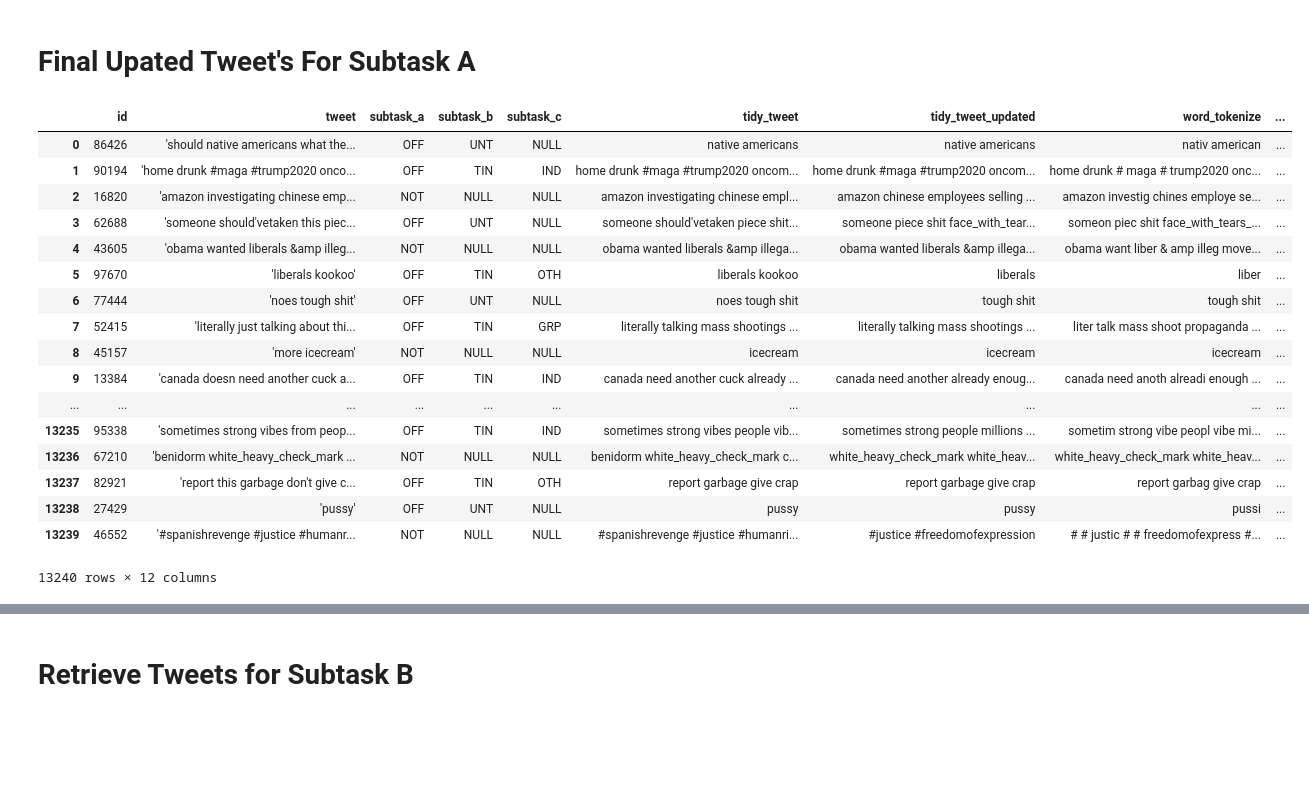
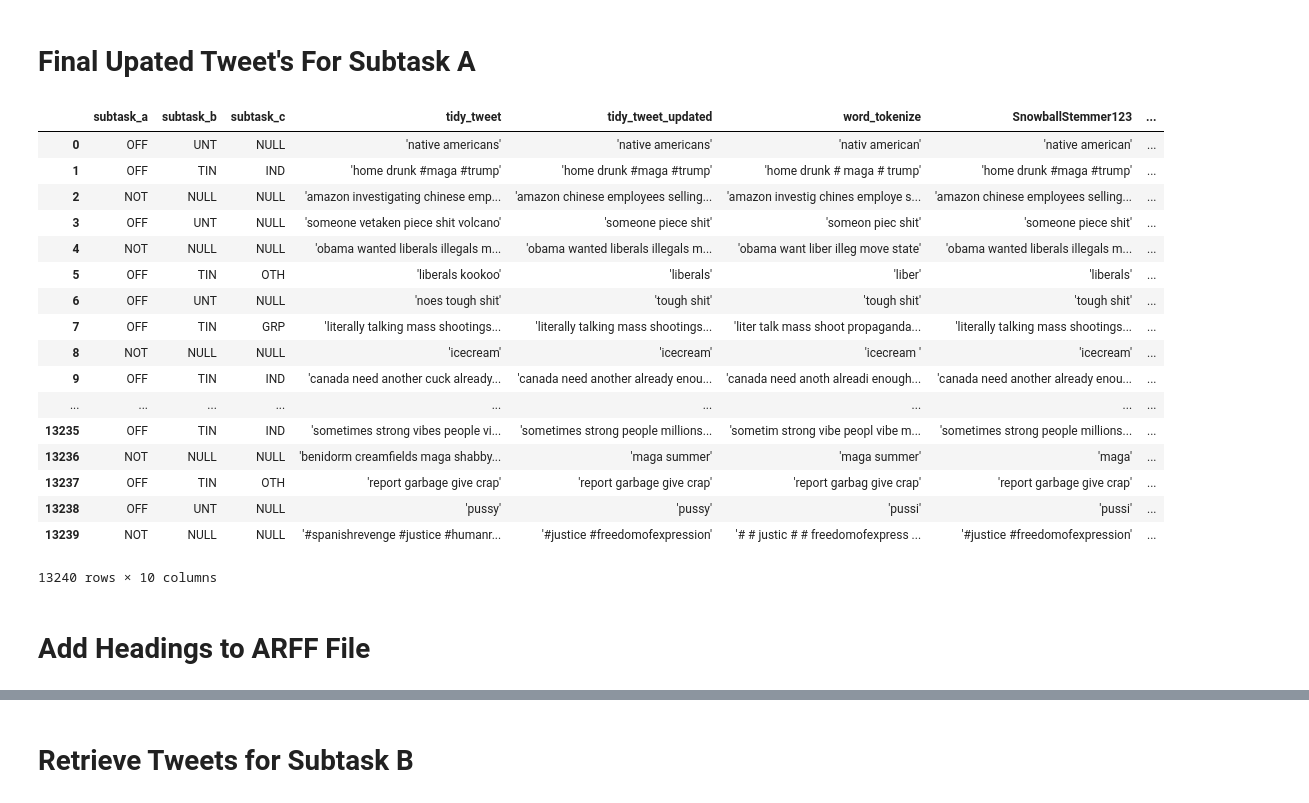
Before and after one commit to mhaiskarshridhar/OffensEval-2019, a Jupyter notebook: SemEvaluation.ipynb, the cells around one changed output, grey strips where cells are left out. Saved outputs shown, nothing was run; the diff lists cells and outputs as text; code cells hidden in the pictures; blank space fills up the shorter version.

```diff
--- a/SemEvaluation.ipynb
+++ b/SemEvaluation.ipynb
@@ -73,25 +61,26 @@ df
 # Data Preparation
 # %%
 def preparation(df):
-    df['subtask_c'].fillna("NULL",inplace = True)
-    df['subtask_b'].fillna("NULL",inplace = True)
 
     #Convert to lower case
     df['tweet']=df['tweet'].str.lower()
 
     for i in range(0,len(df['tweet'])):
-
+        print(i)
         #Removal of User Id
         df['tweet'][i] = re.sub("user", "", df['tweet'][i])
 
         #Removal of URL
         df['tweet'][i] = re.sub("url", "", df['tweet'][i])
 
-        #Removal of Punctuations
-        df['tweet'][i] = ' '.join(re.sub("[\.\,\!\?\:\;\-\=\"\’]", " ", df['tweet'][i]).split())
-
         #Converting emojis to corresponding words
         df['tweet'][i]=emoji.demojize(df['tweet'][i], delimiters=(""," "))
+
+        #Removal of Punctuations
+#         df['tweet'][i] = ' '.join(re.sub("[\.\,\!\?\:\;\-\=\"\’\']", " ", df['tweet'][i]).split())
+        df['tweet'] = df['tweet'].str.replace("[^a-zA-Z#]"," ")
+
+
 
 
     #Remove words with length less the 3
@@ -101,6 +90,8 @@ def preparation(df):
 
     return df
 
+
+df['subtask_c'].fillna("NULL",inplace = True)
+df['subtask_b'].fillna("NULL",inplace = True)
 df=preparation(df)
-
 # df.to_csv(r"C:\Users\Mhaiskao\Desktop\Assignments\DMTA\training_updated_tweet.arff", header=False,index=False,mode='a',quotechar="'",quoting=3,escapechar='"')
@@ -330,27 +306,31 @@ ddfddddf Lemmatized
 # %%
 df['tidy_tweet_updated']=df_stemming['tidy_tweet']
 df['word_tokenize']=df_stemming['word_tokenize']
 df['SnowballStemmer123']=df_stemming['SnowballStemmer123']
 df['Porter']=df_stemming['Porter']
 df['Lancaster']=df_stemming['Lancaster']
 df['Lemmatized']=df_stemming['Lemmatized']
+df.update("'" + df[['tidy_tweet','tidy_tweet_updated','word_tokenize','SnowballStemmer123','Porter','Lancaster','Lemmatized']].astype(str) + "'")
+del df['id']
 df
 # %% [output]
-|  | id | tweet | subtask_a | subtask_b | subtask_c | tidy_tweet | tidy_tweet_updated | word_tokenize | ... |
-| 0 | 86426 | 'should native americans what the... | OFF | UNT | NULL | native americans | native americans | nativ american | ... |
-| 1 | 90194 | 'home drunk #maga #trump2020 onco... | OFF | TIN | IND | home drunk #maga #trump2020 oncom... | home drunk #maga #trump2020 oncom... | home drunk # maga # trump2020 onc... | ... |
-| 2 | 16820 | 'amazon investigating chinese emp... | NOT | NULL | NULL | amazon investigating chinese empl... | amazon chinese employees selling ... | amazon investig chines employe se... | ... |
-| 3 | 62688 | 'someone should'vetaken this piec... | OFF | UNT | NULL | someone should'vetaken piece shit... | someone piece shit face_with_tear... | someon piec shit face_with_tears_... | ... |
-| 4 | 43605 | 'obama wanted liberals &amp illeg... | NOT | NULL | NULL | obama wanted liberals &amp illega... | obama wanted liberals &amp illega... | obama want liber & amp illeg move... | ... |
-| 5 | 97670 | 'liberals kookoo' | OFF | TIN | OTH | liberals kookoo | liberals | liber | ... |
-| 6 | 77444 | 'noes tough shit' | OFF | UNT | NULL | noes tough shit | tough shit | tough shit | ... |
-| 7 | 52415 | 'literally just talking about thi... | OFF | TIN | GRP | literally talking mass shootings ... | literally talking mass shootings ... | liter talk mass shoot propaganda ... | ... |
-| 8 | 45157 | 'more icecream' | NOT | NULL | NULL | icecream | icecream | icecream | ... |
-| 9 | 13384 | 'canada doesn need another cuck a... | OFF | TIN | IND | canada need another cuck already ... | canada need another already enoug... | canada need anoth alreadi enough ... | ... |
-| ... | ... | ... | ... | ... | ... | ... | ... | ... | ... |
-| 13235 | 95338 | 'sometimes strong vibes from peop... | OFF | TIN | IND | sometimes strong vibes people vib... | sometimes strong people millions ... | sometim strong vibe peopl vibe mi... | ... |
-| 13236 | 67210 | 'benidorm white_heavy_check_mark ... | NOT | NULL | NULL | benidorm white_heavy_check_mark c... | white_heavy_check_mark white_heav... | white_heavy_check_mark white_heav... | ... |
-| 13237 | 82921 | 'report this garbage don't give c... | OFF | TIN | OTH | report garbage give crap | report garbage give crap | report garbag give crap | ... |
-| 13238 | 27429 | 'pussy' | OFF | UNT | NULL | pussy | pussy | pussi | ... |
-| 13239 | 46552 | '#spanishrevenge #justice #humanr... | NOT | NULL | NULL | #spanishrevenge #justice #humanri... | #justice #freedomofexpression | # # justic # # freedomofexpress #... | ... |
+|  | subtask_a | subtask_b | subtask_c | tidy_tweet | tidy_tweet_updated | word_tokenize | SnowballStemmer123 | ... |
+| 0 | OFF | UNT | NULL | 'native americans' | 'native americans' | 'nativ american' | 'native american' | ... |
+| 1 | OFF | TIN | IND | 'home drunk #maga #trump' | 'home drunk #maga #trump' | 'home drunk # maga # trump' | 'home drunk #maga #trump' | ... |
+| 2 | NOT | NULL | NULL | 'amazon investigating chinese emp... | 'amazon chinese employees selling... | 'amazon investig chines employe s... | 'amazon chinese employees selling... | ... |
+| 3 | OFF | UNT | NULL | 'someone vetaken piece shit volcano' | 'someone piece shit' | 'someon piec shit' | 'someone piece shit' | ... |
+| 4 | NOT | NULL | NULL | 'obama wanted liberals illegals m... | 'obama wanted liberals illegals m... | 'obama want liber illeg move state' | 'obama wanted liberals illegals m... | ... |
+| 5 | OFF | TIN | OTH | 'liberals kookoo' | 'liberals' | 'liber' | 'liberals' | ... |
+| 6 | OFF | UNT | NULL | 'noes tough shit' | 'tough shit' | 'tough shit' | 'tough shit' | ... |
+| 7 | OFF | TIN | GRP | 'literally talking mass shootings... | 'literally talking mass shootings... | 'liter talk mass shoot propaganda... | 'literally talking mass shootings... | ... |
+| 8 | NOT | NULL | NULL | 'icecream' | 'icecream' | 'icecream ' | 'icecream' | ... |
+| 9 | OFF | TIN | IND | 'canada need another cuck already... | 'canada need another already enou... | 'canada need anoth alreadi enough... | 'canada need another already enou... | ... |
+| ... | ... | ... | ... | ... | ... | ... | ... | ... |
+| 13235 | OFF | TIN | IND | 'sometimes strong vibes people vi... | 'sometimes strong people millions... | 'sometim strong vibe peopl vibe m... | 'sometimes strong people millions... | ... |
+| 13236 | NOT | NULL | NULL | 'benidorm creamfields maga shabby... | 'maga summer' | 'maga summer' | 'maga' | ... |
+| 13237 | OFF | TIN | OTH | 'report garbage give crap' | 'report garbage give crap' | 'report garbag give crap' | 'report garbage give crap' | ... |
+| 13238 | OFF | UNT | NULL | 'pussy' | 'pussy' | 'pussi' | 'pussi' | ... |
+| 13239 | NOT | NULL | NULL | '#spanishrevenge #justice #humanr... | '#justice #freedomofexpression' | '# # justic # # freedomofexpress ... | '#justice #freedomofexpression' | ... |
-13240 rows × 12 columns
+13240 rows × 10 columns
+# %% [markdown]
+# Add Headings to ARFF File
```
Also changed, not shown: parts of 35 cells of this notebook.
